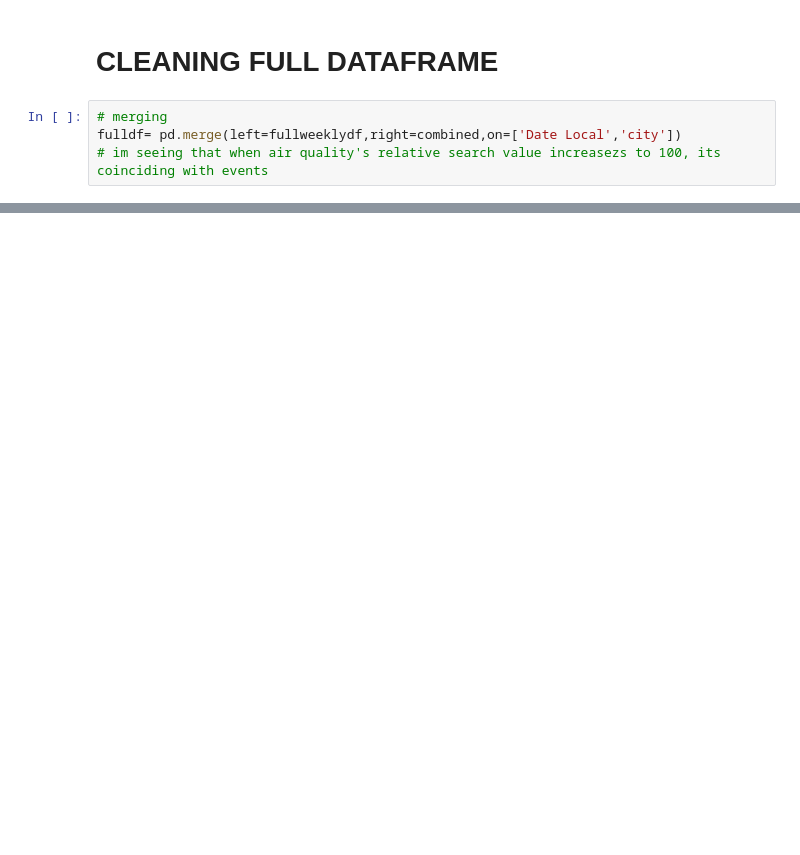
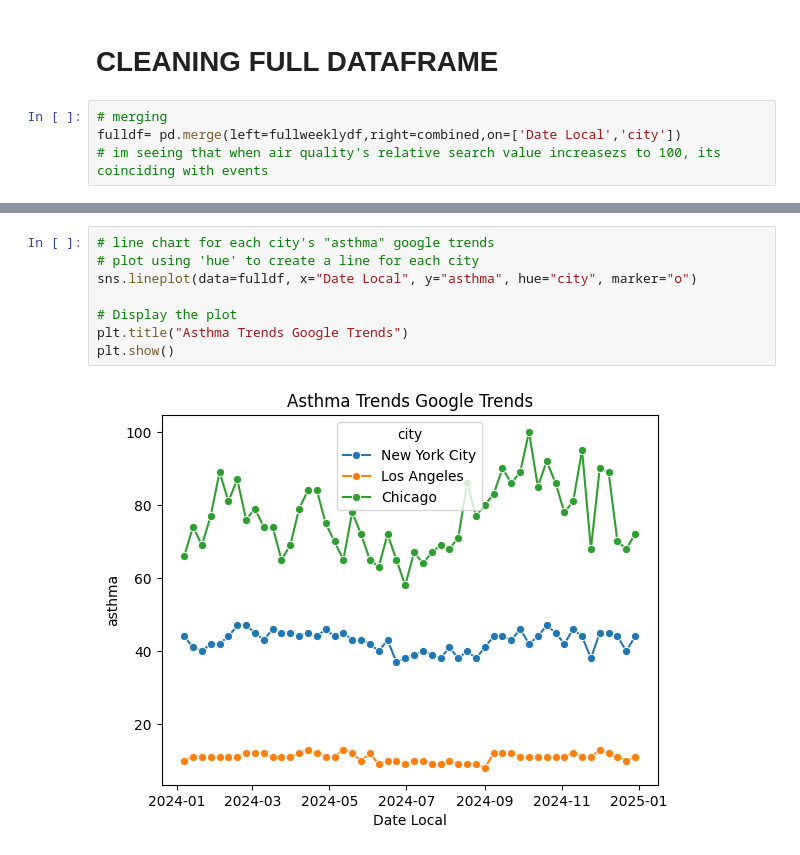
Before and after one commit to vrpperez7/Google-Trends-and-PM2.5-Forecasting-Analysis, a Jupyter notebook: notebooks/EDA.ipynb, the cells around one changed output, grey strips where cells are left out. Saved outputs shown, nothing was run; the diff lists cells and outputs as text; blank space fills up the shorter version.

```diff
--- a/notebooks/EDA.ipynb
+++ b/notebooks/EDA.ipynb
@@ -321,0 +309,10 @@ fulldf.rename(columns={'Arithmetic Mean':'pm2.5 mean'})
+# %%
+# line chart for each city's "asthma" google trends
+# plot using 'hue' to create a line for each city
+sns.lineplot(data=fulldf, x="Date Local", y="asthma", hue="city", marker="o")
+
+# Display the plot
+plt.title("Asthma Trends Google Trends")
+plt.show()
+# %% [output]
+[figure, added]
```
Also changed, not shown: parts of 18 cells of this notebook.
